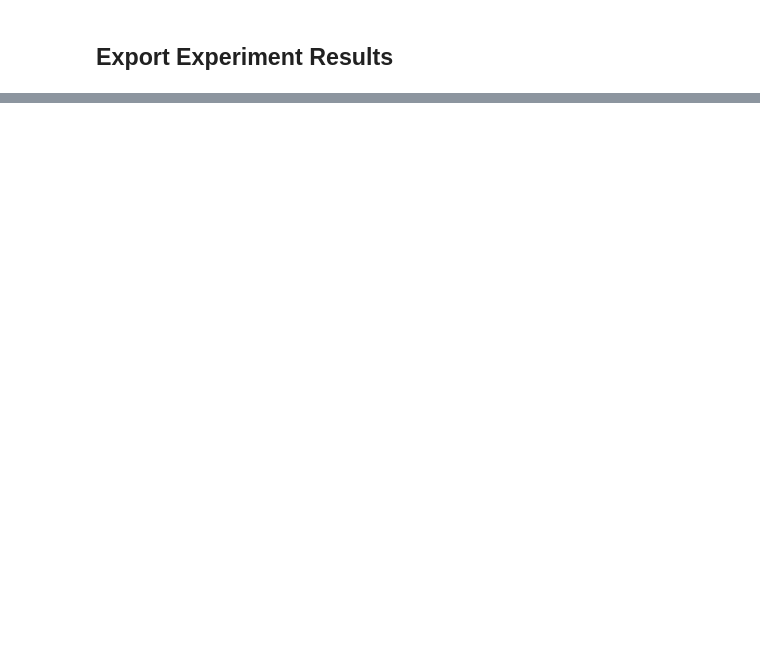
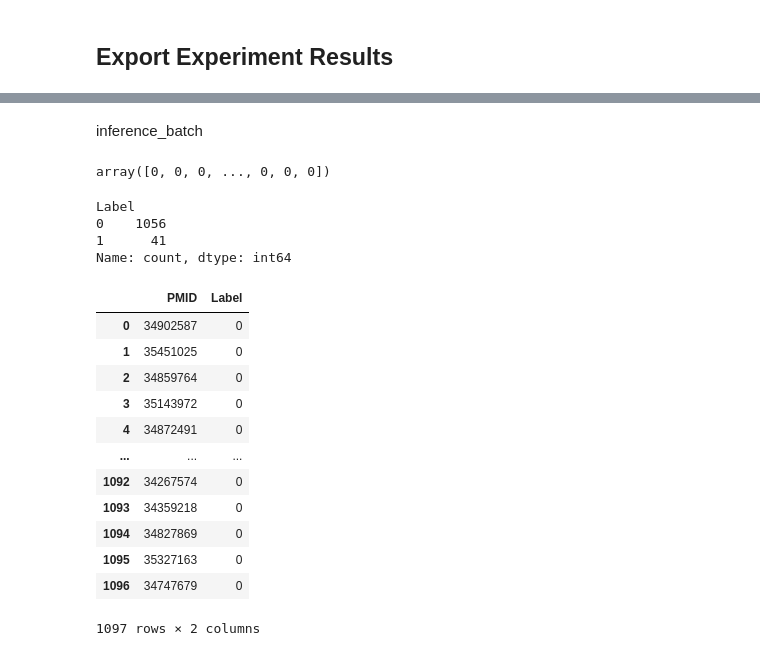
Before and after one commit to gabriel-ferreira-life/NLP-Document-Classification, a Jupyter notebook: exploratory_data_modeling/Experiments.ipynb, the cells around one changed output, grey strips where cells are left out. Drawn from its saved outputs; the diff is of its cells as text; code cells hidden in the pictures; blank space fills up the shorter version.

```diff
--- a/exploratory_data_modeling/Experiments.ipynb
+++ b/exploratory_data_modeling/Experiments.ipynb
@@ -291,0 +309,15 @@ experiments_history.to_csv(exp_results_path, index=False)
+# %%
+inference_batch['title_nltk_token'] = nlp_preprocessing(inference_batch['Title'])
+inference_batch['abstract_nltk_token'] = nlp_preprocessing(inference_batch['Abstract'])
+
+# Extracting Bigrams
+inference_batch['title_bigram'] = gensim_key_phrase_extractor(inference_batch['title_nltk_token'])
+inference_batch['abstract_bigram'] = gensim_key_phrase_extractor(inference_batch['abstract_nltk_token'])
+
+# Create different corpus representations:
+experiments_inference_batch = set_experiment_features(inference_batch)
+# %%
+best_method = results_df['Corpus'][0]
+print(best_method)
+inference_corpurs = experiments_inference_batch[best_method]
+inference_corpurs
@@ -291,0 +338,36 @@ experiments_history.to_csv(exp_results_path, index=False)
+# %% [markdown]
+inference_batch
+# %%
+best_model = results_df['Model'][0]
+best_pipeline = model_pipelines[best_model]
+
+# Predict on the validation set
+y_pred = best_pipeline.predict(inference_corpurs)
+len(y_pred)
+y_pred
+# %% [output]
+array([0, 0, 0, ..., 0, 0, 0])
+# %%
+inference_batch['Label'] = y_pred
+inference_batch['Label'].value_counts()
+# %% [output]
+Label
+0    1056
+1      41
+Name: count, dtype: int64
+# %%
+inference_batch[['PMID', 'Label']]
+# %% [output]
+|  | PMID | Label |
+| 0 | 34902587 | 0 |
+| 1 | 35451025 | 0 |
+| 2 | 34859764 | 0 |
+| 3 | 35143972 | 0 |
+| 4 | 34872491 | 0 |
+| ... | ... | ... |
+| 1092 | 34267574 | 0 |
+| 1093 | 34359218 | 0 |
+| 1094 | 34827869 | 0 |
+| 1095 | 35327163 | 0 |
+| 1096 | 34747679 | 0 |
+1097 rows × 2 columns
```
Also changed, not shown: parts of 9 cells of this notebook, 5 other files.
